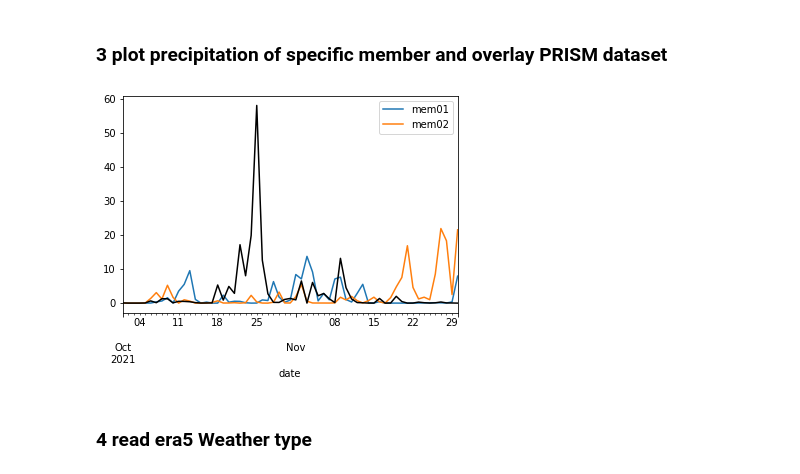
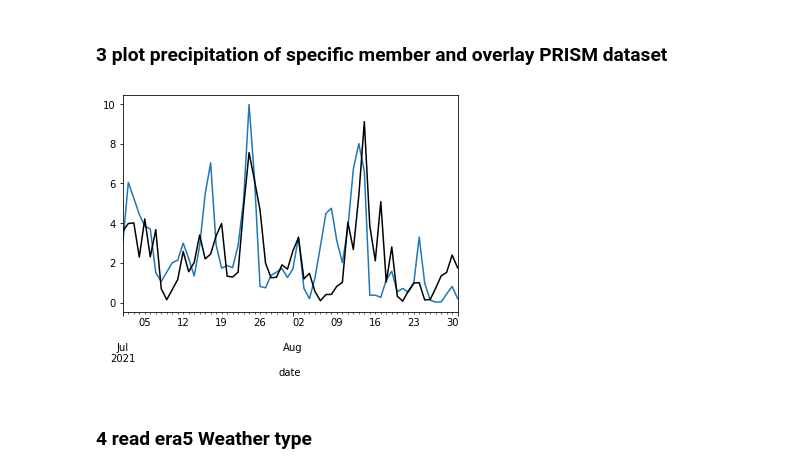
Before and after one commit to ming80302/SOARS, a Jupyter notebook: rd_csv_soar.ipynb, the cells around one changed output. Cells and saved outputs as stored; diff of their text form; code cells hidden in the pictures.

```diff
--- a/rd_csv_soar.ipynb
+++ b/rd_csv_soar.ipynb
@@ -16,7 +16,7 @@ from matplotlib import pyplot as plt
 ### 1 Read and plot PRISM dataset
 # %%
 dir_i = '/content/drive/MyDrive/data/SOARS/'
-flnm = dir_i + 'prec_prism_ca.txt'
+flnm = dir_i + 'prec_prism_monsoon.txt'
 print('read ', flnm)
 
 df_prism = pd.read_csv(flnm, header = None, delim_whitespace=True)
@@ -42,7 +42,8 @@ from  2021-10-01 00:00:00  to  2021-11-30 00:00:00
 # %% [markdown]
 ### 2 Read and plot 50-ECMWF precipitation
 # %%
-flnm = dir_i + 'prec_ecmwf_ca.txt'
+
+flnm = dir_i + 'prec_ecmwf_monsoon.txt'
 print('read ', flnm)
 
 df = pd.read_csv(flnm, header = None, delim_whitespace=True)
@@ -74,11 +108,11 @@ read  /content/drive/MyDrive/data/SOARS/prec_ecmwf_ca.txt
 # %%
 # (1) to plot specific member
 # (2) overlay PRISM
-data = df.iloc[:,3:5]
+data = df.iloc[:,45]
 data.plot()
 df_prism.prec.plot(color='black');
 # %% [output]
-[figure, old version]
+[figure, new version]
 # %% [markdown]
 ### 4 read era5 Weather type
 # %%
```
Also changed, not shown: parts of 16 cells of this notebook.
